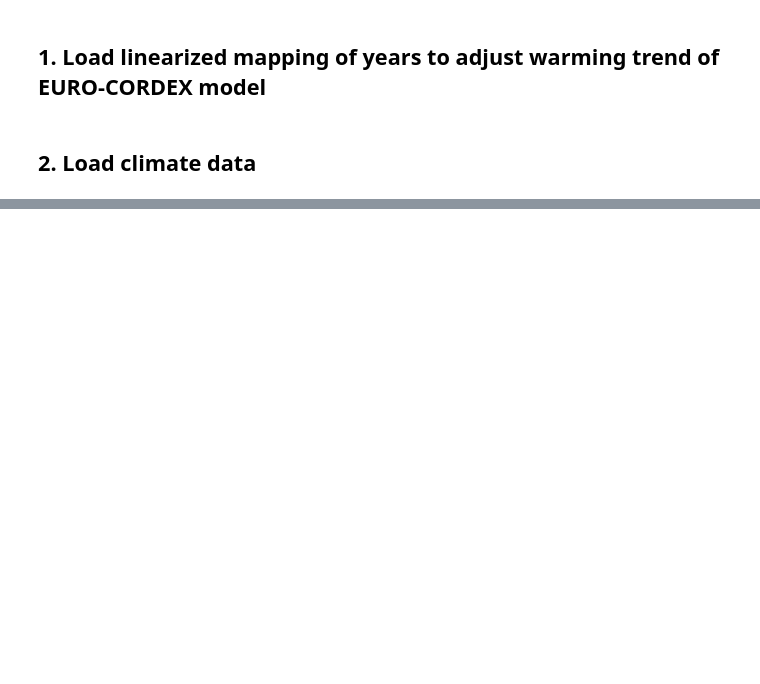
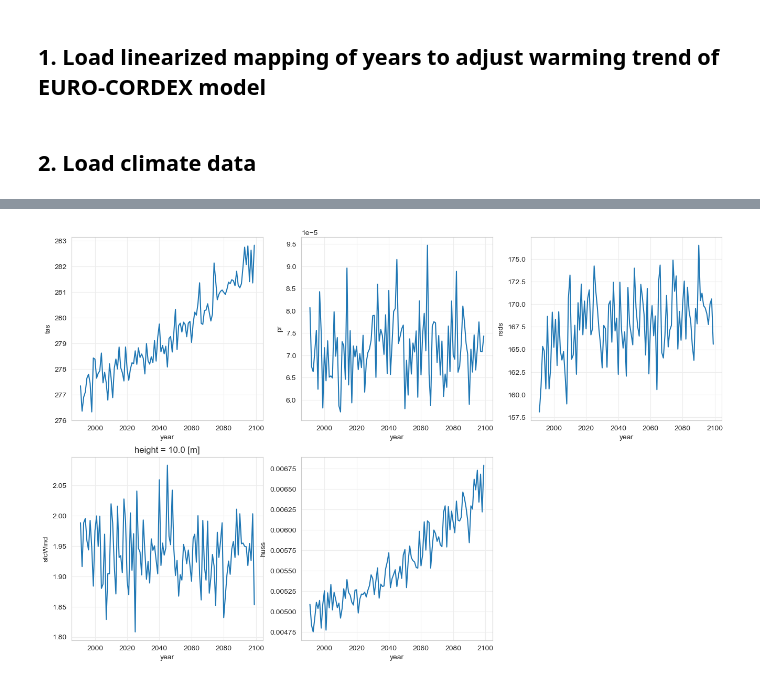
Before and after one commit to yasserhaddad/CORDEX2Energy, a Jupyter notebook: notebooks/pipeline_example.ipynb, the cells around one changed output, grey strips where cells are left out. Saved outputs shown, nothing was run; the diff lists cells and outputs as text; code cells hidden in the pictures; blank space fills up the shorter version.

```diff
--- a/notebooks/pipeline_example.ipynb
+++ b/notebooks/pipeline_example.ipynb
@@ -83,0 +88,7 @@ climate_data.ds_data.isel(time=0).tas.plot()
+# %%
+variables = ["tas", "pr", "rsds", "sfcWind", "huss"]
+climate_data_dict = {}
+
+for variable in variables:
+    cordex_processed_var = path_data_processed / "cordex-processed" / f"{climate_model_chain}_{climate_scenario}" / "raw" / f"{variable}_ch.nc"
+    climate_data_dict[variable] = ClimateModelData(cordex_processed_var, chunks=None, load=True)
@@ -83,0 +101,10 @@ climate_data.ds_data.isel(time=0).tas.plot()
+# %%
+fig, ax = plt.subplots(2, 3, figsize=(16, 10))
+ax = ax.flatten()
+for i, variable in enumerate(climate_data_dict):
+    climate_data_dict[variable].plot_annual_mean(variable, spatial_mean=True, ax=ax[i])
+
+ax[-1].axis("off")
+plt.show()
+# %% [output]
+[figure, added]
```
Also changed, not shown: parts of 11 cells of this notebook, 5 other files.
